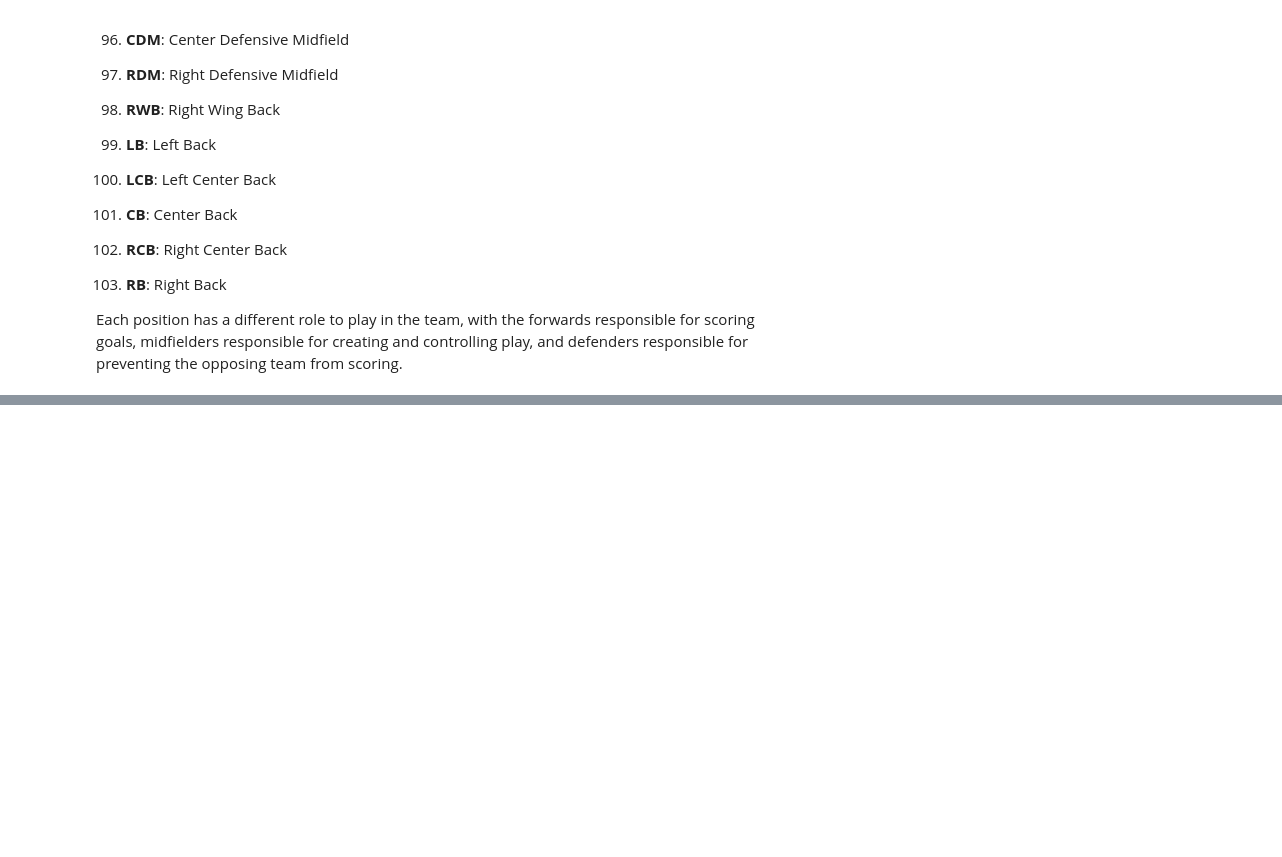
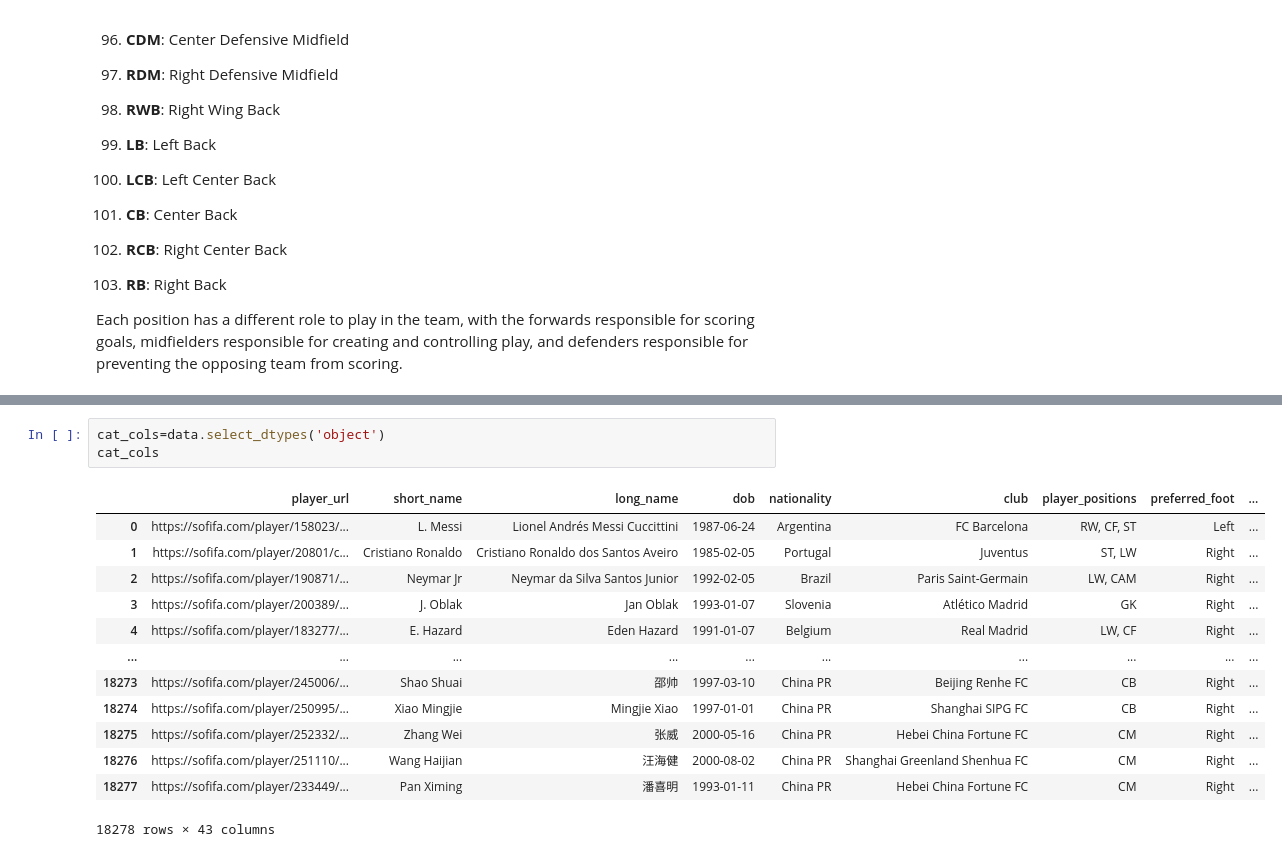
Before and after one commit to SHASHANKV9611/FIFA-20, a Jupyter notebook: FIFA_shashank.ipynb, the cells around one changed output, grey strips where cells are left out. Cells and saved outputs as stored; diff of their text form; blank space fills up the shorter version.

```diff
--- a/FIFA_shashank.ipynb
+++ b/FIFA_shashank.ipynb
@@ -270,0 +331,17 @@ Each position has a different role to play in the team, with the forwards respon
+# %%
+cat_cols=data.select_dtypes('object')
+cat_cols
+# %% [output]
+|  | player_url | short_name | long_name | dob | nationality | club | player_positions | preferred_foot | ... |
+| 0 | https://sofifa.com/player/158023/... | L. Messi | Lionel Andrés Messi Cuccittini | 1987-06-24 | Argentina | FC Barcelona | RW, CF, ST | Left | ... |
+| 1 | https://sofifa.com/player/20801/c... | Cristiano Ronaldo | Cristiano Ronaldo dos Santos Aveiro | 1985-02-05 | Portugal | Juventus | ST, LW | Right | ... |
+| 2 | https://sofifa.com/player/190871/... | Neymar Jr | Neymar da Silva Santos Junior | 1992-02-05 | Brazil | Paris Saint-Germain | LW, CAM | Right | ... |
+| 3 | https://sofifa.com/player/200389/... | J. Oblak | Jan Oblak | 1993-01-07 | Slovenia | Atlético Madrid | GK | Right | ... |
+| 4 | https://sofifa.com/player/183277/... | E. Hazard | Eden Hazard | 1991-01-07 | Belgium | Real Madrid | LW, CF | Right | ... |
+| ... | ... | ... | ... | ... | ... | ... | ... | ... | ... |
+| 18273 | https://sofifa.com/player/245006/... | Shao Shuai | 邵帅 | 1997-03-10 | China PR | Beijing Renhe FC | CB | Right | ... |
+| 18274 | https://sofifa.com/player/250995/... | Xiao Mingjie | Mingjie Xiao | 1997-01-01 | China PR | Shanghai SIPG FC | CB | Right | ... |
+| 18275 | https://sofifa.com/player/252332/... | Zhang Wei | 张威 | 2000-05-16 | China PR | Hebei China Fortune FC | CM | Right | ... |
+| 18276 | https://sofifa.com/player/251110/... | Wang Haijian | 汪海健 | 2000-08-02 | China PR | Shanghai Greenland Shenhua FC | CM | Right | ... |
+| 18277 | https://sofifa.com/player/233449/... | Pan Ximing | 潘喜明 | 1993-01-11 | China PR | Hebei China Fortune FC | CM | Right | ... |
+18278 rows × 43 columns
```
Also changed, not shown: parts of 24 cells of this notebook.
